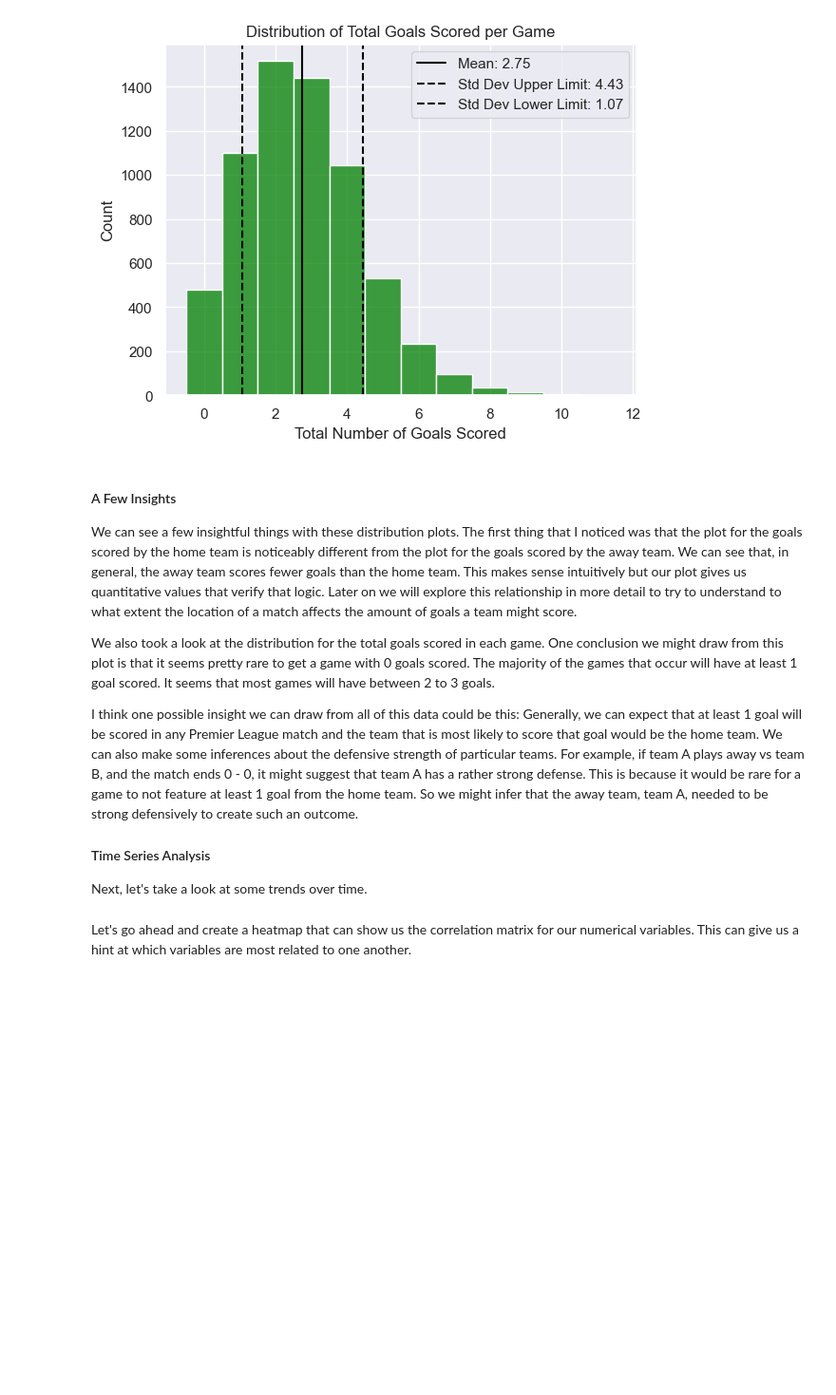
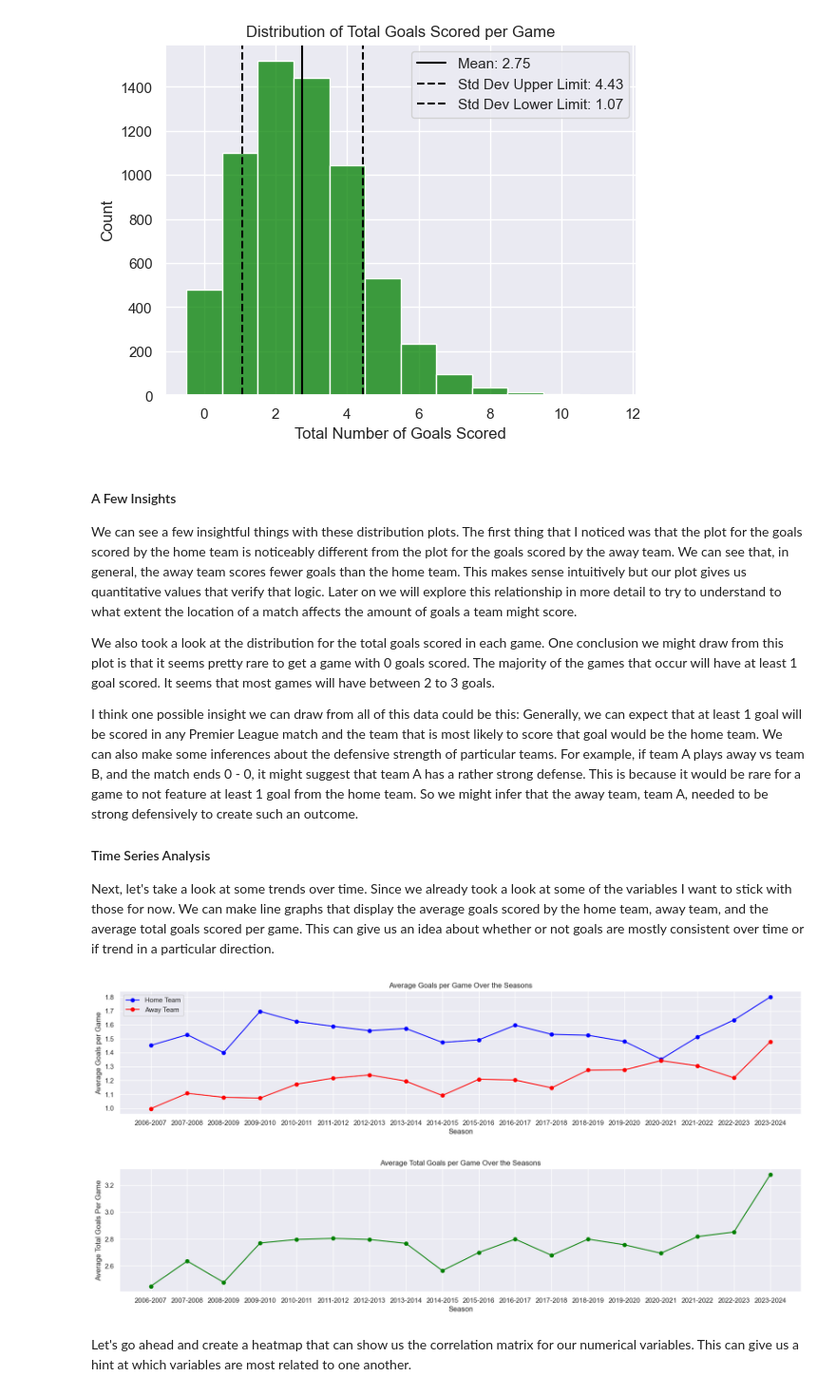
Before and after one commit to AlexHunter89/Premier-League-Data-Analysis, a Jupyter notebook: prem_league_analysis_notebook.ipynb, the cells around one changed output. Shown: that part at 95% size. Saved outputs shown, nothing was run; the diff lists cells and outputs as text; code cells hidden in the pictures; blank space fills up the shorter version.

```diff
--- a/prem_league_analysis_notebook.ipynb
+++ b/prem_league_analysis_notebook.ipynb
@@ -467,7 +467,33 @@ I think one possible insight we can draw from all of this data could be this: Ge
 
 #### Time Series Analysis
 
-Next, let's take a look at some trends over time.
+Next, let's take a look at some trends over time. Since we already took a look at some of the variables I want to stick with those for now. We can make line graphs that display the average goals scored by the home team, away team, and the average total goals scored per game. This can give us an idea about whether or not goals are mostly consistent over time or if trend in a particular direction.
+# %%
+avg_total_goals_df = results_df.groupby("season", observed="False").total_goals.mean().reset_index()
+avg_home_goals_df = results_df.groupby("season", observed="False").home_goals.mean().reset_index()
+avg_away_goals_df = results_df.groupby("season", observed="False").away_goals.mean().reset_index()
+
+plt.figure(figsize=(20, 8))
+
+plt.subplot(2, 1, 1)
+plt.plot(avg_home_goals_df.season, avg_home_goals_df.home_goals, color='blue', marker='o')
+plt.plot(avg_away_goals_df.season, avg_away_goals_df.away_goals, color='red', marker='o')
+plt.xlabel("Season")
+plt.ylabel("Average Goals per Game")
+plt.title("Average Goals per Game Over the Seasons")
+plt.legend(['Home Team', 'Away Team'])
+plt.show()
+
+plt.figure(figsize=(20, 8))
+plt.subplot(2, 1, 2)
+plt.plot(avg_total_goals_df.season, avg_total_goals_df.total_goals, color='green', marker='o')
+plt.xlabel("Season")
+plt.ylabel("Average Total Goals Per Game")
+plt.title("Average Total Goals per Game Over the Seasons")
+plt.show()
+# %% [output]
+[figure, added]
+[figure, added]
 # %% [markdown]
 Let's go ahead and create a heatmap that can show us the correlation matrix for our numerical variables. This can give us a hint at which variables are most related to one another.
 # %%
```
